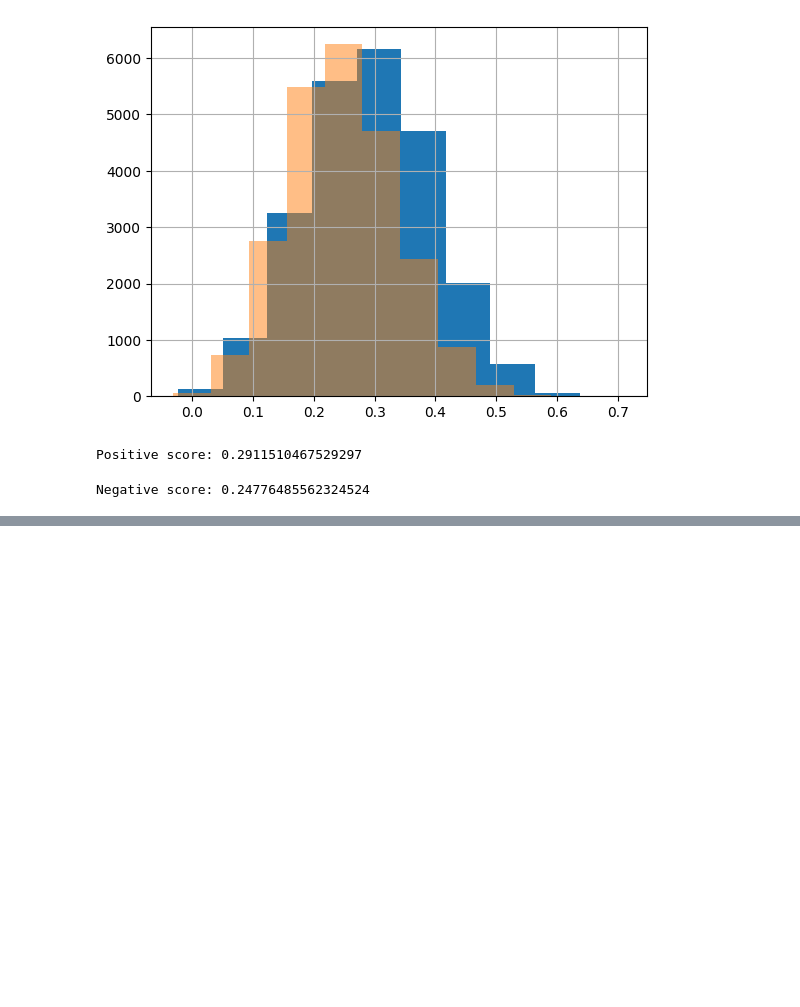
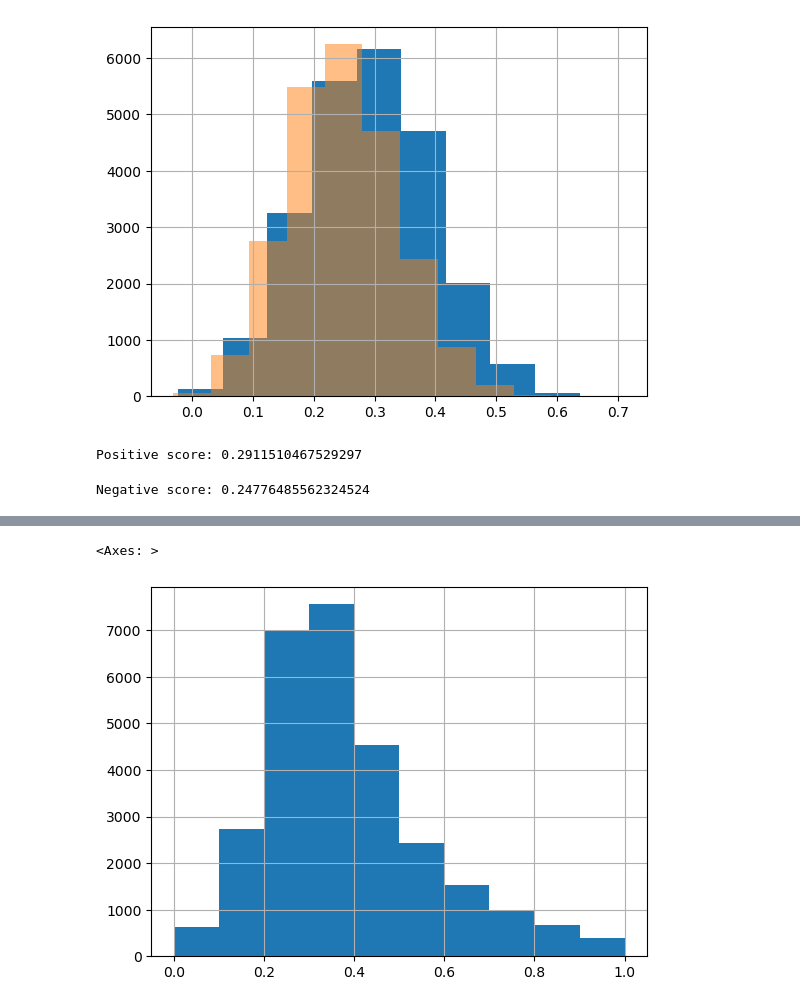
Before and after one commit to jojiku/Resume-vacancies-matching, a Jupyter notebook: notebooks/compute_metrics.ipynb, the cells around one changed output, grey strips where cells are left out. Drawn from its saved outputs; the diff is of its cells as text; code cells hidden in the pictures; blank space fills up the shorter version.

```diff
--- a/notebooks/compute_metrics.ipynb
+++ b/notebooks/compute_metrics.ipynb
@@ -687,0 +699,9 @@ Negative score: 0.24776485562324524
+# %%
+model = Doc2Vec.load('cv_job_maching_best.model')
+# %%
+def infer_vector(text):
+    return model.infer_vector(word_tokenize(text.lower()))
+
+df['job_emb'] = df['job_description'].progress_apply(lambda x: infer_vector(x) / 10)
+# %%
+df['resume_emb'] = df['resume_description'].progress_apply(lambda x: infer_vector(x)/ 10)
@@ -687,0 +731,7 @@ Negative score: 0.24776485562324524
+# %%
+df['positive_score'] = compute_similarity(df['job_emb'], df['resume_emb'])
+# %%
+df['positive_score'].hist(range=(0, 1))
+# %% [output]
+<Axes: >
+[figure, added]
```
Also changed, not shown: parts of 12 cells of this notebook.
